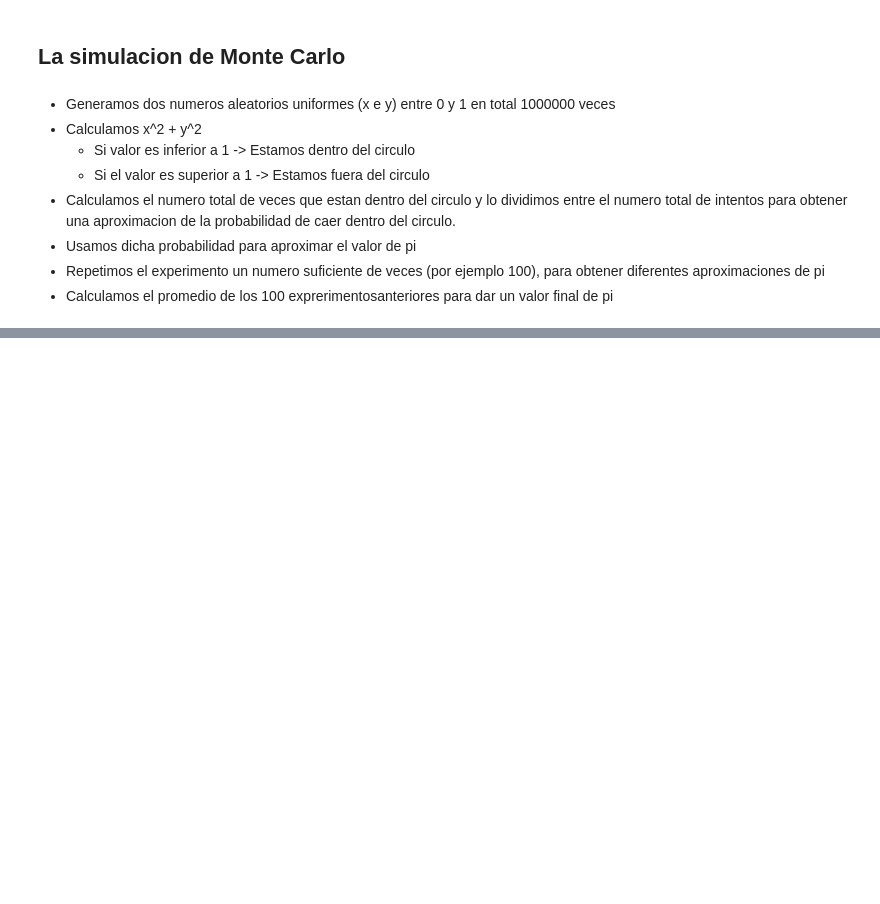
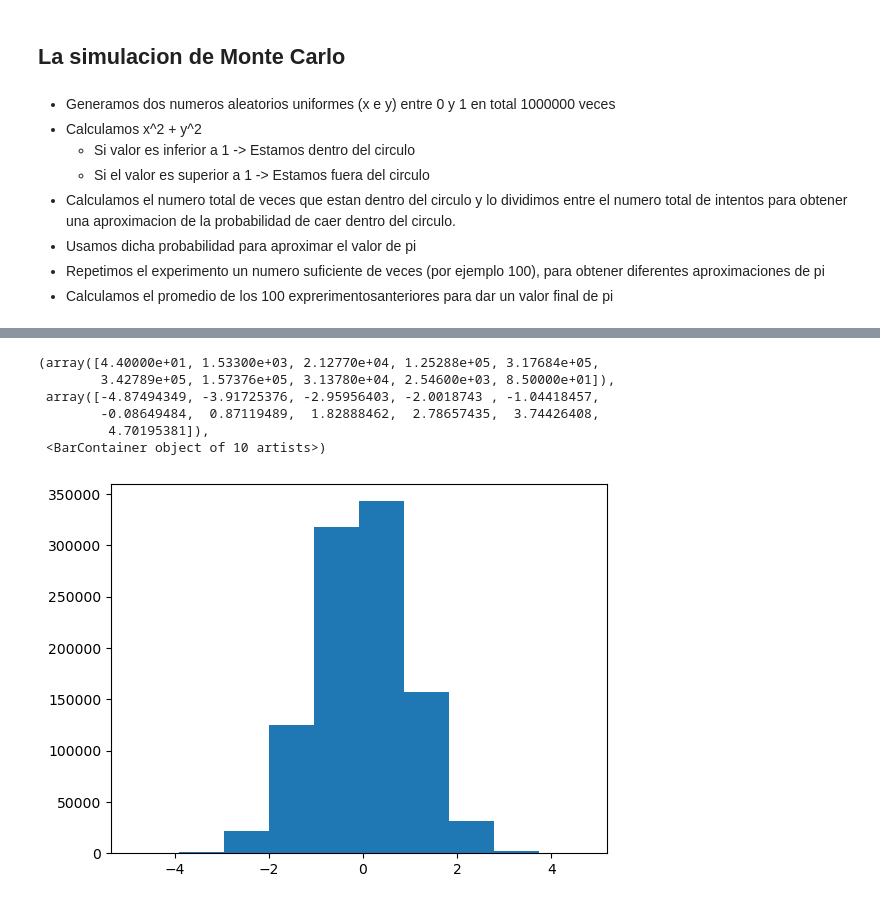
Before and after one commit to cdgutierrez456/data-science-course-gabriel-gomila, a Jupyter notebook: T2 - 2 - Data cleaning - Funciones de distribucion de probabilidad.ipynb, the cells around one changed output, grey strips where cells are left out. Drawn from its saved outputs; the diff is of its cells as text; code cells hidden in the pictures; blank space fills up the shorter version.

Commit message:
Creanod Dummy Data Sets

```diff
--- a/T2 - 2 - Data cleaning - Funciones de distribucion de probabilidad.ipynb
+++ b/T2 - 2 - Data cleaning - Funciones de distribucion de probabilidad.ipynb
@@ -107,0 +114,9 @@ pi_montecarlo(1000000, 200)
+# %%
+n = 1000000
+data = pd.DataFrame(
+    {
+        "A": np.random.randn(n),
+        "B": 1.5 + 2.5 * np.random.randn(n),
+        "C": np.random.uniform(5, 32, n)
+    }
+)
@@ -107,0 +135,10 @@ pi_montecarlo(1000000, 200)
+# %%
+plt.hist(data["A"])
+# %% [output]
+(array([4.40000e+01, 1.53300e+03, 2.12770e+04, 1.25288e+05, 3.17684e+05,
+        3.42789e+05, 1.57376e+05, 3.13780e+04, 2.54600e+03, 8.50000e+01]),
+ array([-4.87494349, -3.91725376, -2.95956403, -2.0018743 , -1.04418457,
+        -0.08649484,  0.87119489,  1.82888462,  2.78657435,  3.74426408,
+         4.70195381]),
+ <BarContainer object of 10 artists>)
+[figure, added]
```
Also changed, not shown: parts of 12 cells of this notebook.
